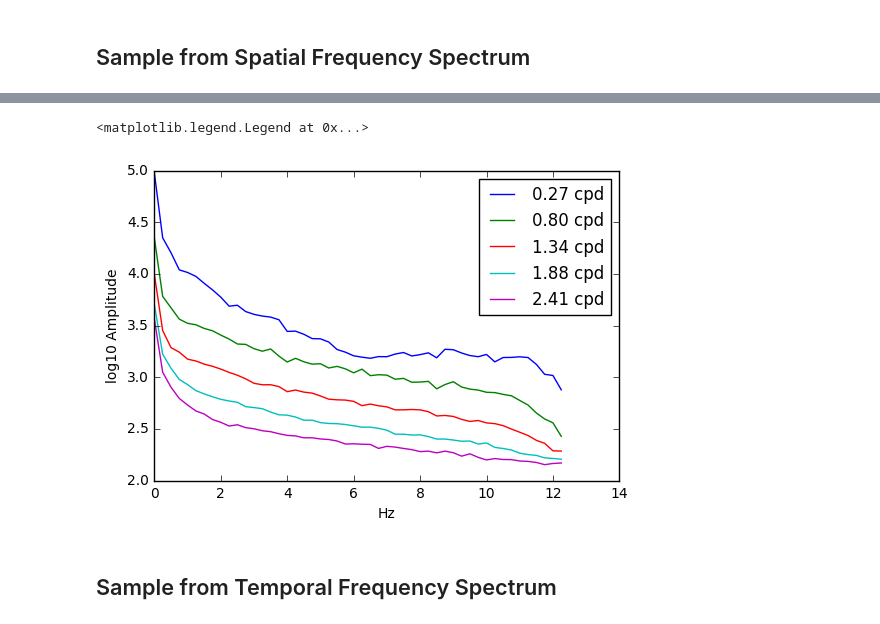
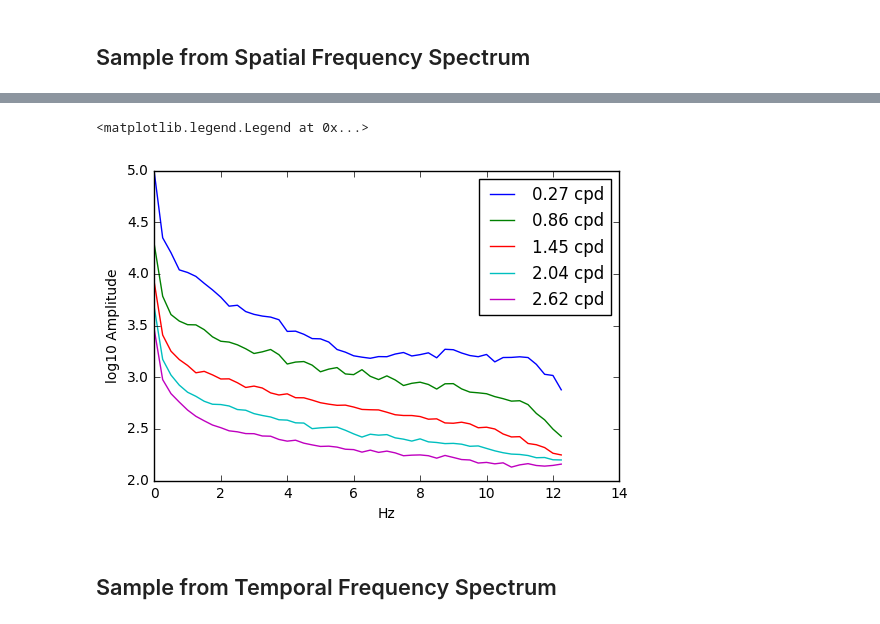
Before and after one commit to vdutell/naturalscenestatistics, a Jupyter notebook: naturalscenestats.ipynb, the cells around one changed output, grey strips where cells are left out. Saved outputs shown, nothing was run; the diff lists cells and outputs as text; code cells hidden in the pictures.

Commit message:
the most beautiful plot

```diff
--- a/naturalscenestats.ipynb
+++ b/naturalscenestats.ipynb
@@ -528,15 +600,13 @@ plt.colorbar()
 # %%
-samplefqs = np.arange(5,55,10)
-
-for sf in samplefqs:
+for sf in spacesamplefqs:
     plt.plot(fqtime, np.log10(np.abs(azmchunk.T))[sf,:],label='{0:0.2f} cpd'.format(fqspace1d[sf]))
 plt.xlabel('Hz')
 plt.ylabel('log10 Amplitude')
 
 plt.legend()
 # %% [output]
 <matplotlib.legend.Legend at 0x...>
-[figure, old version]
+[figure, new version]
 # %% [markdown]
 ## Sample from Temporal Frequency Spectrum
 # %%
```
Also changed, not shown: parts of 3 cells of this notebook.
